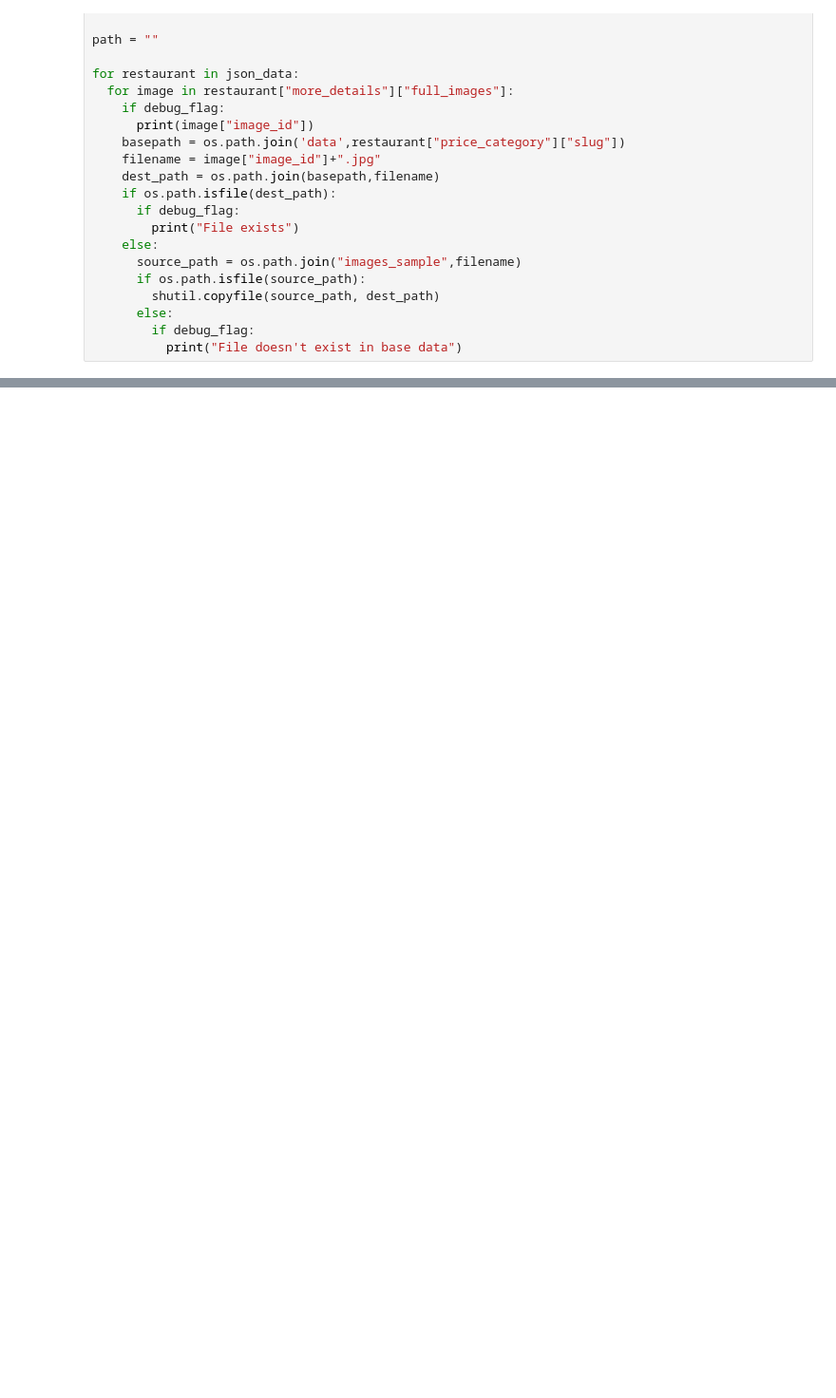
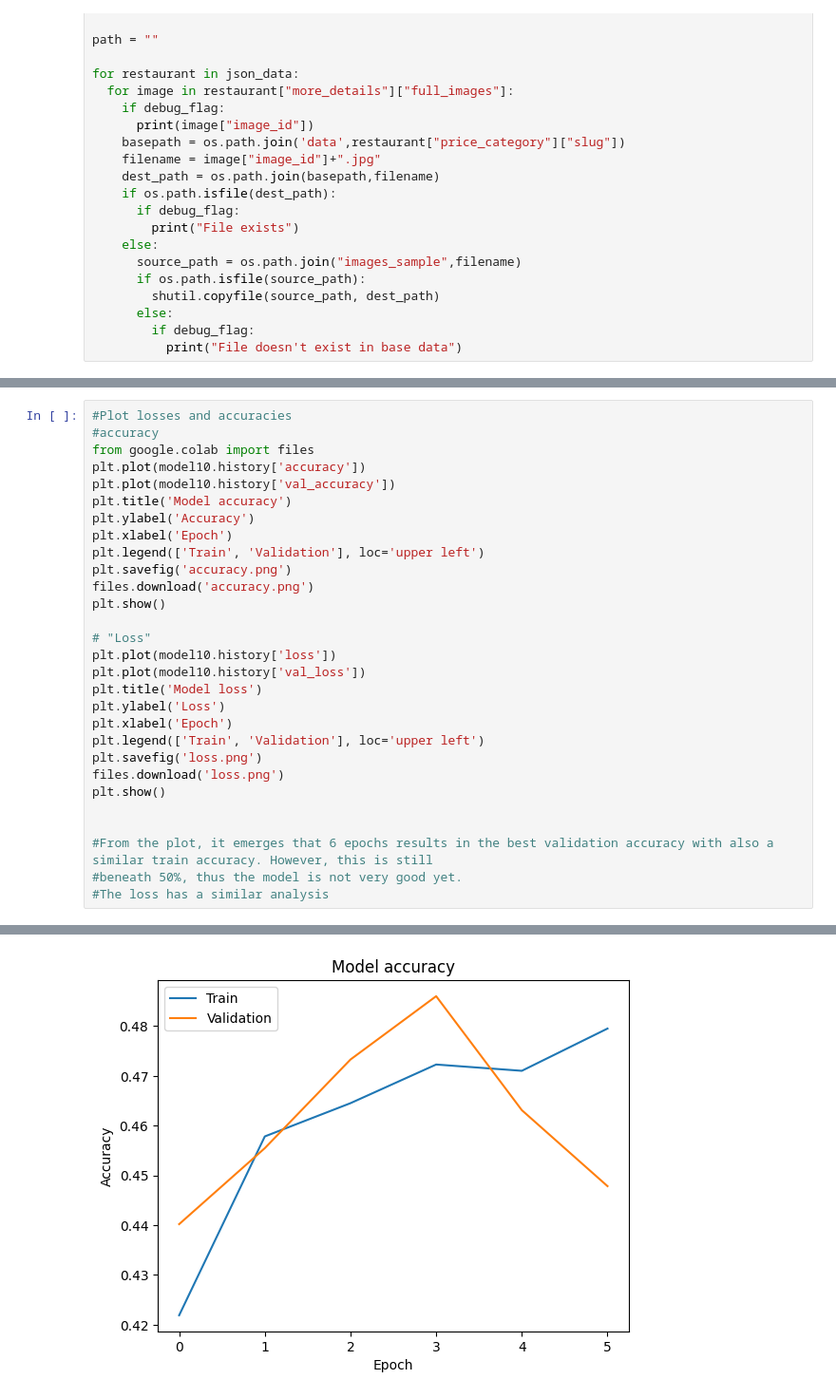
Before and after one commit to AnastasiaDv491/AA-course-assignment2-Group-9, a Jupyter notebook: AA_assignment2.ipynb, the cells around one changed output, grey strips where cells are left out. Shown at 95% size. Drawn from its saved outputs; the diff is of its cells as text; blank space fills up the shorter version.

```diff
--- a/AA_assignment2.ipynb
+++ b/AA_assignment2.ipynb
@@ -282,0 +690,30 @@ resnet.fit(
+# %%
+#Plot losses and accuracies
+#accuracy
+from google.colab import files
+plt.plot(model10.history['accuracy'])
+plt.plot(model10.history['val_accuracy'])
+plt.title('Model accuracy')
+plt.ylabel('Accuracy')
+plt.xlabel('Epoch')
+plt.legend(['Train', 'Validation'], loc='upper left')
+plt.savefig('accuracy.png')
+files.download('accuracy.png')
+plt.show()
+
+# "Loss"
+plt.plot(model10.history['loss'])
+plt.plot(model10.history['val_loss'])
+plt.title('Model loss')
+plt.ylabel('Loss')
+plt.xlabel('Epoch')
+plt.legend(['Train', 'Validation'], loc='upper left')
+plt.savefig('loss.png')
+files.download('loss.png')
+plt.show()
+
+
+#From the plot, it emerges that 6 epochs results in the best validation accuracy with also a similar train accuracy. However, this is still
+#beneath 50%, thus the model is not very good yet.
+#The loss has a similar analysis
+# %% [output]
@@ -282,0 +722 @@ resnet.fit(
+[figure, added]
```
Also changed, not shown: parts of 24 cells of this notebook.
